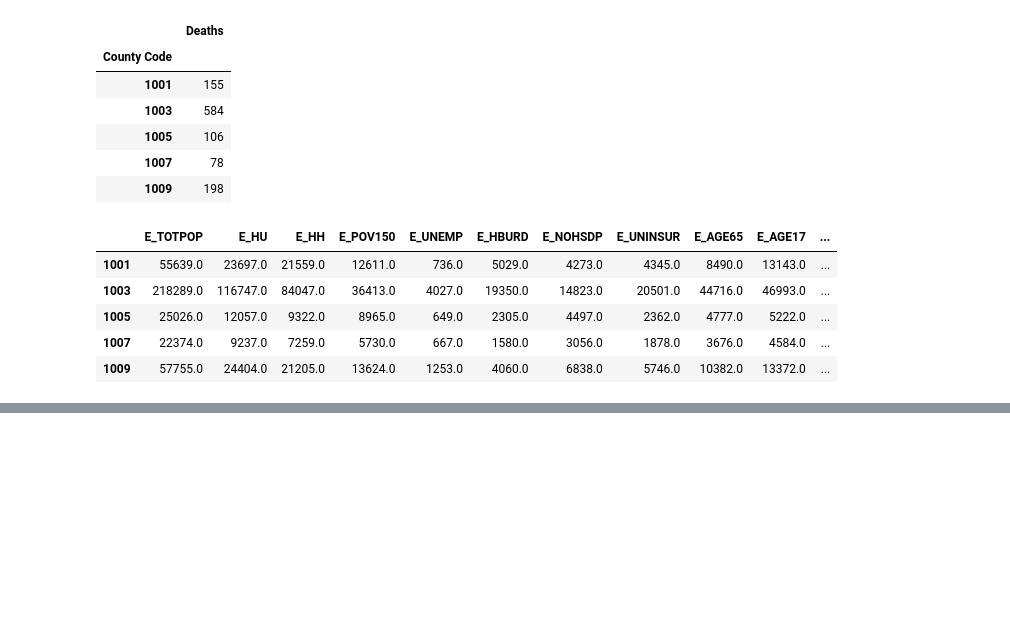
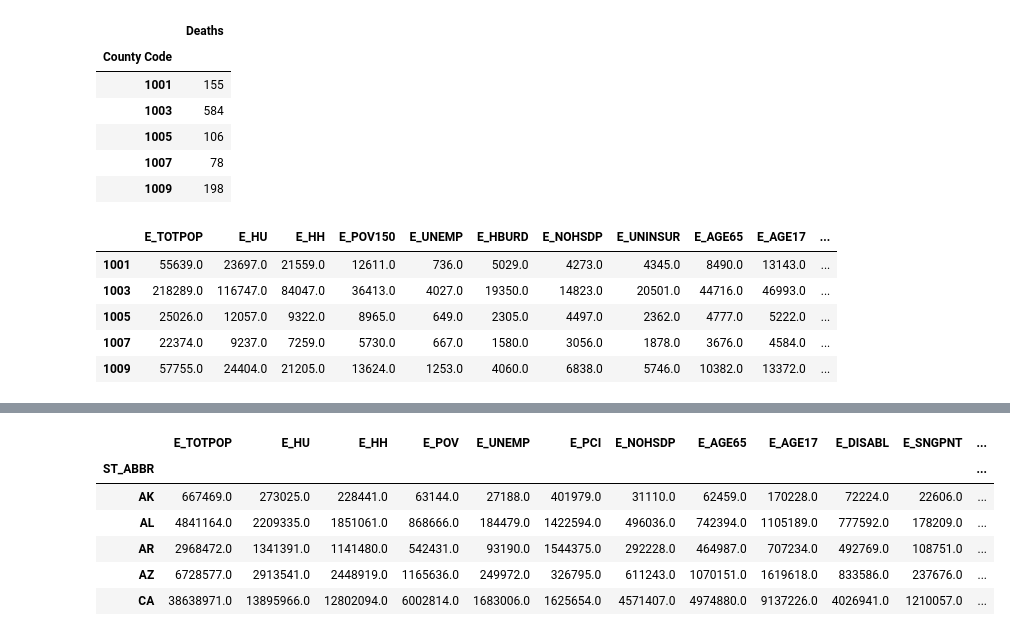
Before and after one commit to alex-keigley/Investigating-SVI-and-Heart-Related-Deaths, a Jupyter notebook: data-preparation.ipynb, the cells around one changed output, grey strips where cells are left out. Cells and saved outputs as stored; diff of their text form; code cells hidden in the pictures; blank space fills up the shorter version.

```diff
--- a/data-preparation.ipynb
+++ b/data-preparation.ipynb
@@ -280,0 +384,22 @@ svi_deaths_2020.head()
+# %%
+# Joining heart deaths and SVI scores for every county
+svi_deaths_2016 = pd.concat([svi_2016, deaths_2016], axis=1, ignore_index=False)
+
+# Dropping rows with incomplete data
+svi_deaths_2016.dropna(inplace=True)
+
+# Grouping counties into states and combining SVI population estimates plus heart-related deaths.
+svi_deaths_2016 = svi_deaths_2016.groupby(['ST_ABBR']).sum()
+
+# writing joined dataframe to csv
+svi_deaths_2016.to_csv('./data/svi-mortality-state/2016-svi-mortality.csv')
+
+svi_deaths_2016.head()
+# %% [output]
+|  | E_TOTPOP | E_HU | E_HH | E_POV | E_UNEMP | E_PCI | E_NOHSDP | E_AGE65 | E_AGE17 | E_DISABL | E_SNGPNT | ... |
+| ST_ABBR |  |  |  |  |  |  |  |  |  |  |  | ... |
+| AK | 667469.0 | 273025.0 | 228441.0 | 63144.0 | 27188.0 | 401979.0 | 31110.0 | 62459.0 | 170228.0 | 72224.0 | 22606.0 | ... |
+| AL | 4841164.0 | 2209335.0 | 1851061.0 | 868666.0 | 184479.0 | 1422594.0 | 496036.0 | 742394.0 | 1105189.0 | 777592.0 | 178209.0 | ... |
+| AR | 2968472.0 | 1341391.0 | 1141480.0 | 542431.0 | 93190.0 | 1544375.0 | 292228.0 | 464987.0 | 707234.0 | 492769.0 | 108751.0 | ... |
+| AZ | 6728577.0 | 2913541.0 | 2448919.0 | 1165636.0 | 249972.0 | 326795.0 | 611243.0 | 1070151.0 | 1619618.0 | 833586.0 | 237676.0 | ... |
+| CA | 38638971.0 | 13895966.0 | 12802094.0 | 6002814.0 | 1683006.0 | 1625654.0 | 4571407.0 | 4974880.0 | 9137226.0 | 4026941.0 | 1210057.0 | ... |
```
Also changed, not shown: parts of 26 cells of this notebook, 4 other files.
